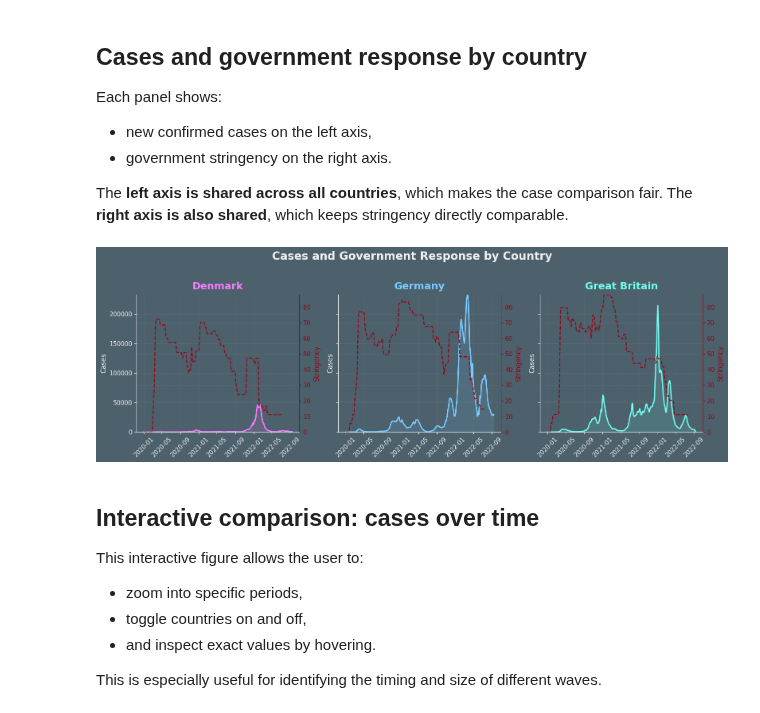
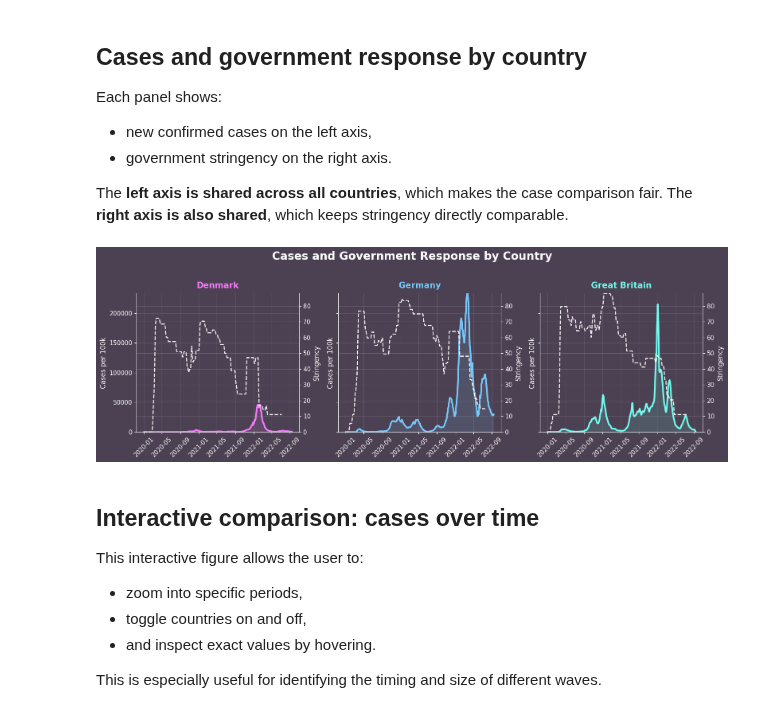
Before and after one commit to vichalder/final_project, a Jupyter notebook: notebooks/Kats_arbejdsfil.ipynb, the cells around one changed output. Saved outputs shown, nothing was run; the diff lists cells and outputs as text; code cells hidden in the pictures.

```diff
--- a/notebooks/Kats_arbejdsfil.ipynb
+++ b/notebooks/Kats_arbejdsfil.ipynb
@@ -798,39 +798,91 @@ Each panel shows:
 The **left axis is shared across all countries**, which makes the case comparison fair.
 The **right axis is also shared**, which keeps stringency directly comparable.
 # %%
+BG_DARK = "#4C4153"
+TEXT_LIGHT = "#FCFCFC"
+BORDER_SOFT = "#D9E0E4"
+
+COUNTRY_COLORS = {
+    "DK": "#F47CFB",   # Denmark
+    "DE": "#76C6F8",   # Germany
+    "GB": "#72FCEE",   # Great Britain
+}
+
 cases_ymax = epi_compare["new_confirmed_7d"].max()
 stringency_ymax = gov_compare["stringency_7d"].max()
 
 fig, axes = plt.subplots(1, 3, figsize=(16, 5.2), sharex=True, sharey=True)
+fig.patch.set_facecolor(BG_DARK)
 
 for ax, code in zip(axes, selected_countries):
     epi_plot = epi_compare[epi_compare["location_key"] == code].sort_values("date")
     gov_plot = gov_compare[gov_compare["location_key"] == code].sort_values("date")
     c = COUNTRY_COLORS[code]
 
-    ax.plot(epi_plot["date"], epi_plot["new_confirmed_7d"], color=c, linewidth=2.2)
-    ax.fill_between(epi_plot["date"], epi_plot["new_confirmed_7d"], color=c, alpha=0.12)
-    ax.set_title(country_names[code], color=c, pad=10)
-    ax.set_ylabel("Cases")
+    ax.set_facecolor(BG_DARK)
+
+    ax.plot(
+        epi_plot["date"],
+        epi_plot["new_confirmed_7d"],
+        color=c,
+        linewidth=3.0,
+        solid_capstyle="round"
+    )
+
+    fill_alpha = 0.12
+    ax.fill_between(
+        epi_plot["date"],
+        epi_plot["new_confirmed_7d"],
+        color=c,
+        alpha=fill_alpha
+    )
+
+    ax.set_title(
+        country_names[code],
+        color=c,
+        pad=10,
+        fontsize=15,
+        fontweight="bold"
+    )
+    ax.set_ylabel("Cases per 100k", color=TEXT_LIGHT)
     ax.set_ylim(0, cases_ymax)
 
+    ax.tick_params(axis="x", colors=TEXT_LIGHT, labelrotation=45)
+    ax.tick_params(axis="y", colors=TEXT_LIGHT)
     ax.spines["top"].set_visible(False)
     ax.spines["right"].set_visible(False)
+    ax.spines["left"].set_color(BORDER_SOFT)
+    ax.spines["bottom"].set_color(BORDER_SOFT)
+    ax.grid(True, color=BORDER_SOFT, alpha=0.12)
 
     ax2 = ax.twinx()
-    ax2.plot(gov_plot["date"], gov_plot["stringency_7d"], color=RED, linestyle="--", linewidth=1.8, alpha=0.9)
-    ax.tick_params(axis='x', labelrotation=45)
+    ax2.plot(
+        gov_plot["date"],
+        gov_plot["stringency_7d"],
+        color=TEXT_LIGHT,
+        linestyle="--",
+        linewidth=1.8,
+        alpha=0.95
+    )
     ax2.set_ylim(0, stringency_ymax)
-    ax2.set_ylabel("Stringency", color=RED)
-    ax2.tick_params(axis="y", colors=RED)
+    ax2.set_ylabel("Stringency", color=TEXT_LIGHT)
+    ax2.tick_params(axis="y", colors=TEXT_LIGHT)
     ax2.spines["top"].set_visible(False)
-    ax2.spines["right"].set_color(RED)
+    ax2.spines["right"].set_color(BORDER_SOFT)
+    ax2.set_facecolor(BG_DARK)
 
-fig.suptitle("Cases and Government Response by Country", fontsize=20, fontweight="bold", y=1.03, color=TEXT)
+fig.suptitle(
+    "Cases and Government Response by Country",
+    fontsize=20,
+    fontweight="bold",
+    y=1.03,
+    color=TEXT_LIGHT
+)
+
 plt.tight_layout()
 plt.show()
 # %% [output]
-[figure, old version]
+[figure, new version]
 # %% [markdown]
 ## Interactive comparison: cases over time
 
```
Also changed, not shown: parts of 14 cells of this notebook.
